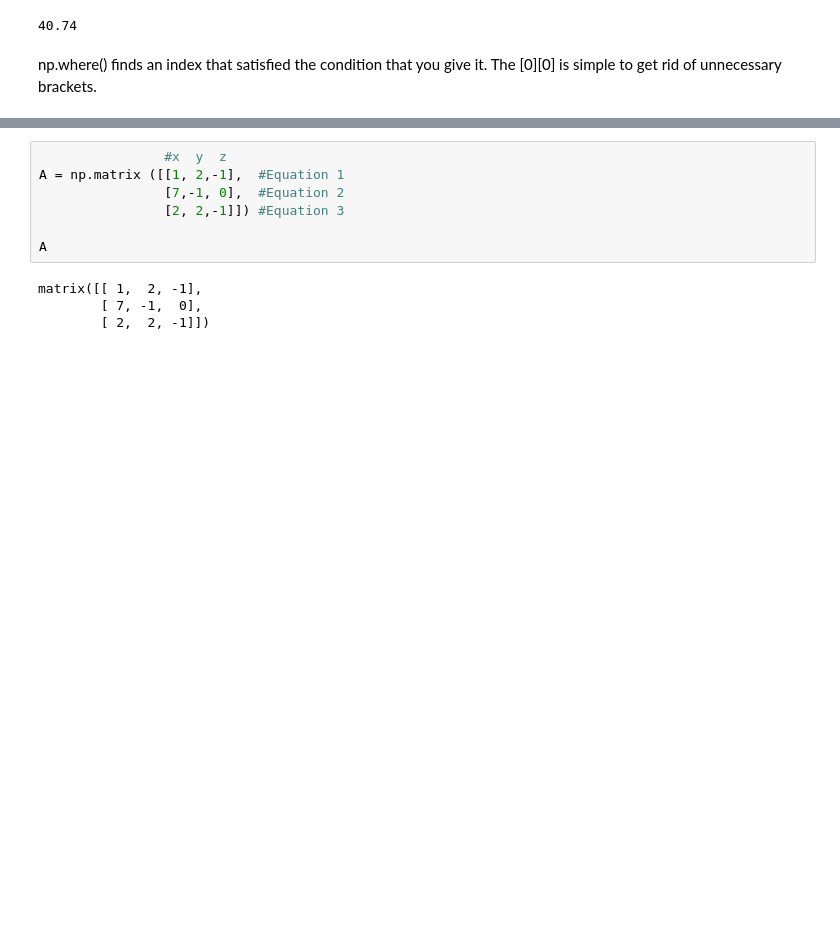
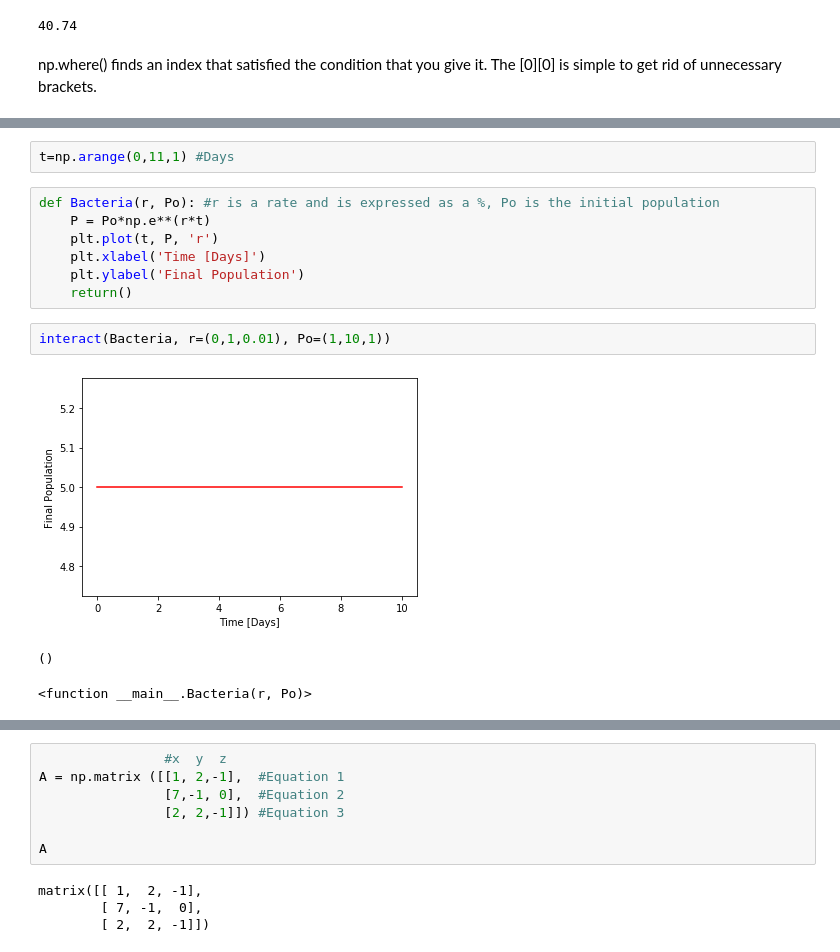
Before and after one commit to willienicol/Biochemical-engineering-notes, a Jupyter notebook: 2 Basic biochemistry/Chapter 2.2.ipynb, the cells around one changed output, grey strips where cells are left out. Cells and saved outputs as stored; diff of their text form; blank space fills up the shorter version.

```diff
--- a/2 Basic biochemistry/Chapter 2.2.ipynb
+++ b/2 Basic biochemistry/Chapter 2.2.ipynb
@@ -185,0 +213,15 @@ np.where() finds an index that satisfied the condition that you give it. The [0]
+# %%
+t=np.arange(0,11,1) #Days
+# %%
+def Bacteria(r, Po): #r is a rate and is expressed as a %, Po is the initial population
+    P = Po*np.e**(r*t)
+    plt.plot(t, P, 'r')
+    plt.xlabel('Time [Days]')
+    plt.ylabel('Final Population')
+    return()
+# %%
+interact(Bacteria, r=(0,1,0.01), Po=(1,10,1))
+# %% [output]
+[figure, added]
+()
+<function __main__.Bacteria(r, Po)>
```
Also changed, not shown: parts of 66 cells of this notebook, 6 other files.
